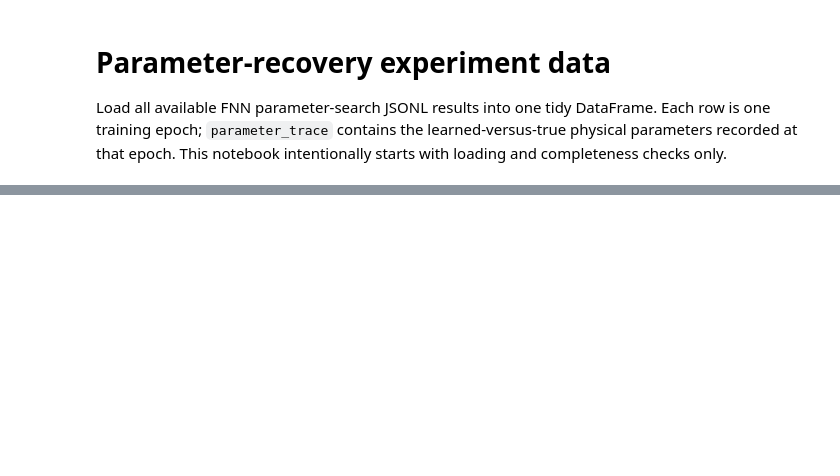
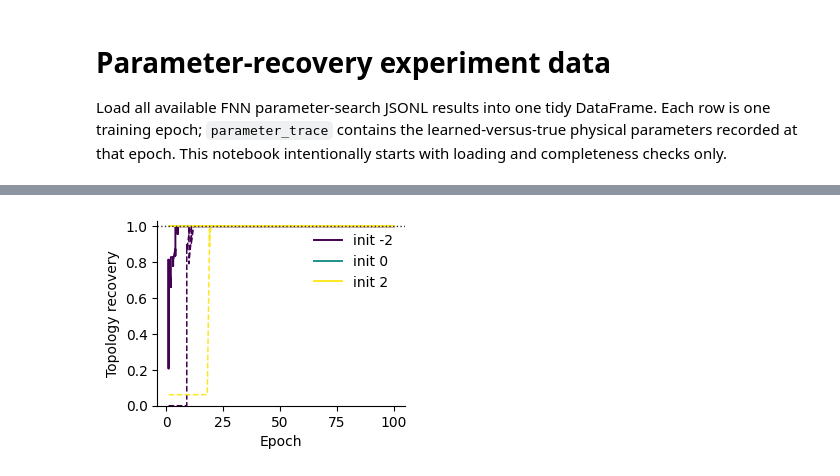
Before and after one commit to tweninger/fnn, a Jupyter notebook: notebooks/4_parameter_search.ipynb, the cells around one changed output, grey strips where cells are left out. Drawn from its saved outputs; the diff is of its cells as text; code cells hidden in the pictures; blank space fills up the shorter version.

```diff
--- a/notebooks/4_parameter_search.ipynb
+++ b/notebooks/4_parameter_search.ipynb
@@ -80,0 +317,56 @@ print('Parameter-trace columns:', trace_columns)
+# %%
+topology_trace = parameter_df[
+    parameter_df["parameter"].eq("topology")
+].copy()
+
+fig, ax = plt.subplots(figsize=(3.2, 2.4))
+
+starts = sorted(topology_trace["initial_value"].unique())
+cmap = plt.get_cmap("viridis")
+
+for i, start in enumerate(starts):
+    g = (
+        topology_trace[
+            topology_trace["initial_value"].eq(start)
+        ]
+        .sort_values("epoch")
+    )
+
+    color = cmap(i / max(len(starts) - 1, 1))
+
+    ax.plot(
+        g["epoch"],
+        g["parameter_trace.topology_auc"],
+        color=color,
+        linewidth=1.4,
+        linestyle="-",
+        label=f"init {start:g}",
+    )
+
+    ax.plot(
+        g["epoch"],
+        g["parameter_trace.topology_f1"],
+        color=color,
+        linewidth=1.1,
+        linestyle="--",
+    )
+
+ax.axhline(
+    1.0,
+    color="0.2",
+    linestyle=":",
+    linewidth=1.0,
+)
+
+ax.set_ylim(0, 1.03)
+ax.set_xlabel("Epoch")
+ax.set_ylabel("Topology recovery")
+
+ax.spines["top"].set_visible(False)
+ax.spines["right"].set_visible(False)
+
+ax.legend(frameon=False)
+
+plt.show()
+# %% [output]
+[figure, added]
```
Also changed, not shown: parts of 10 cells of this notebook, 7 other files.
